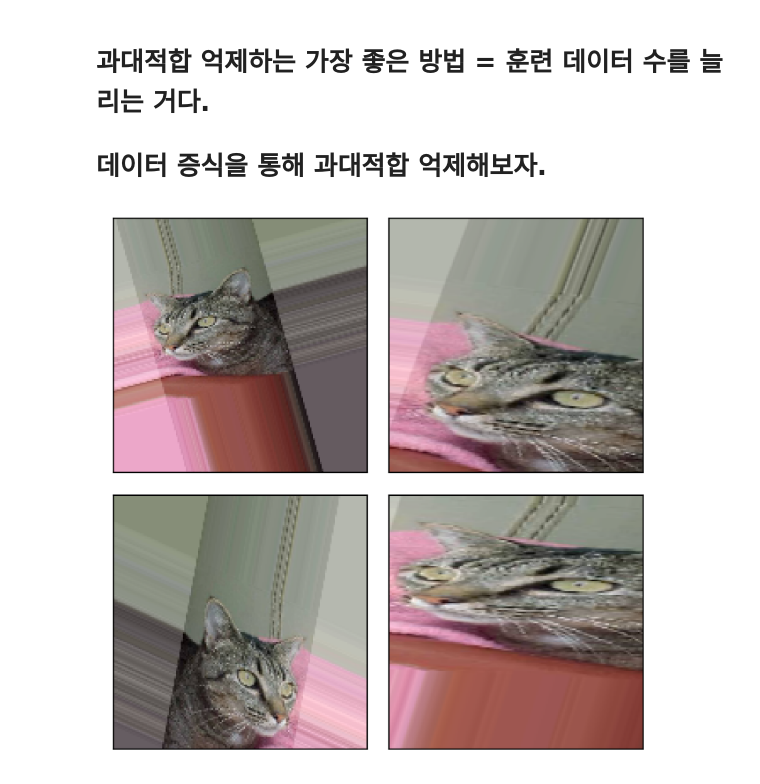
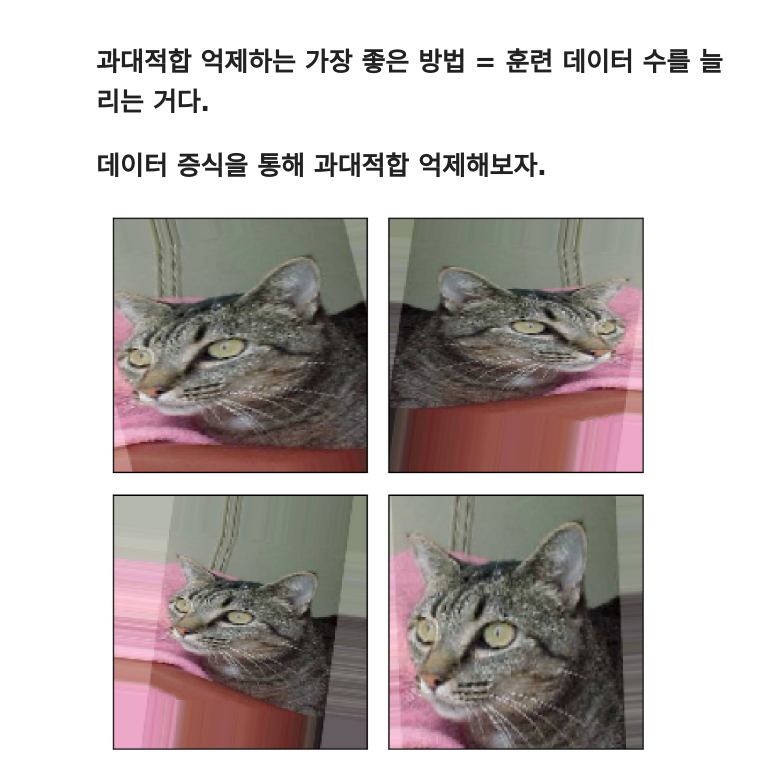
Before and after one commit to tigerkey10/tigerkey10.github.io, a Jupyter notebook: [2022년 2월 26일] 컨브넷 밑바닥 부터 훈련시키기, 컨브넷 이론적 배경 학습.ipynb, the cells around one changed output. Cells and saved outputs as stored; diff of their text form; code cells hidden in the pictures.

```diff
--- a/[2022년 2월 26일] 컨브넷 밑바닥 부터 훈련시키기, 컨브넷 이론적 배경 학습.ipynb
+++ b/[2022년 2월 26일] 컨브넷 밑바닥 부터 훈련시키기, 컨브넷 이론적 배경 학습.ipynb
@@ -130,36 +130,36 @@ plt.show()
 # 데이터 증식
 
 datagen = ImageDataGenerator(
-    rotation_range=20, # 회전을 몇 도 시킬 건가
-    width_shift_range=0.2, # 수평으로 평행이동 정도
-    height_shift_range=0.3, # 수직으로 평행이동 정도
-    shear_range=0.4,  # y축 방향으로 각도 증가
-    zoom_range=[0.1, 2],  # 확대/축소 범위
+    rotation_range=30, # 회전을 몇 도 시킬 건가
+    width_shift_range=0.1, # 수평으로 평행이동 정도
+    height_shift_range=0.1, # 수직으로 평행이동 정도
+    shear_range=0.2,  # y축 방향으로 각도 증가
+    zoom_range=0.5,  # 확대/축소 범위
     horizontal_flip=True, # 좌우 대칭시킨다
     fill_mode='nearest'
 )
 
 # 데이터 증식 결과 시각화해서 살펴보기
 from keras.preprocessing import image
 
 fnames = sorted([os.path.join('/Users/kibeomkim/Desktop/cats_and_dogs_small/train/cats', fname) for fname in os.listdir('/Users/kibeomkim/Desktop/cats_and_dogs_small/train/cats')])
 img_path = fnames[7]
 
 img = image.load_img(img_path, target_size = (150,150))  # 이미지 읽어오기, 크기 150*150으로 변환
 
 x = image.img_to_array(img) # (150,150,3) 크기 넘파이 배열(텐서)로 변환
 x = x.reshape((1,)+x.shape) # (1,150,150,3) 으로 변환 (배치 차원 추가)
 
 plt.figure(figsize=(5,5))
 i = 1
 for batch in datagen.flow(x, batch_size=1) :
     plt.subplot(2,2,i) # i번째 이미지
     imgplot = plt.imshow(image.array_to_img(batch[0]))
     plt.xticks([])
     plt.yticks([])
     i += 1
     if i == 5 : break
 plt.tight_layout()
 plt.show()
 # %% [output]
-[figure, old version]
+[figure, new version]
```
Also changed, not shown: parts of 14 cells of this notebook.
